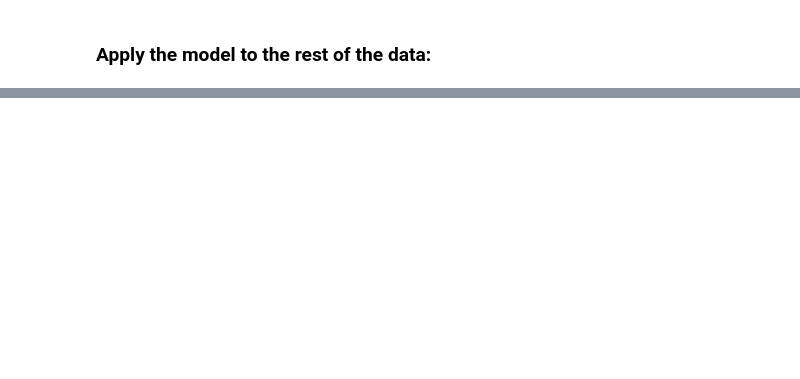
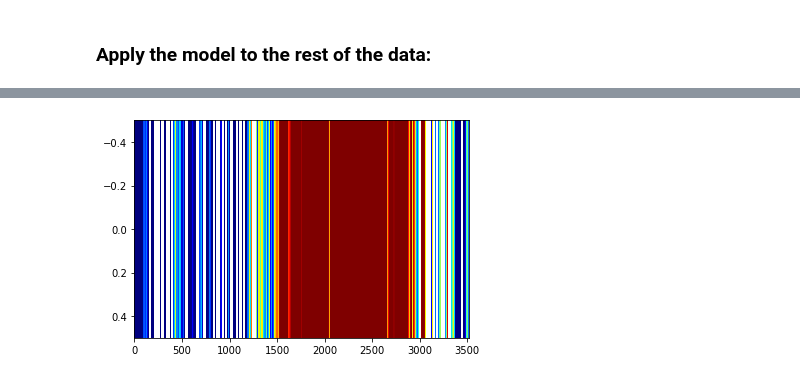
Before and after one commit to Barryjuait/Barryjuait, a Jupyter notebook: Dysk_MLP.ipynb, the cells around one changed output, grey strips where cells are left out. Saved outputs shown, nothing was run; the diff lists cells and outputs as text; code cells hidden in the pictures; blank space fills up the shorter version.

```diff
--- a/Dysk_MLP.ipynb
+++ b/Dysk_MLP.ipynb
@@ -520,0 +592,4 @@ plt.show();
+# %%
+plt.imshow(dummy, aspect = 'auto', cmap = 'jet');
+# %% [output]
+[figure, added]
```
Also changed, not shown: parts of 19 cells of this notebook.
